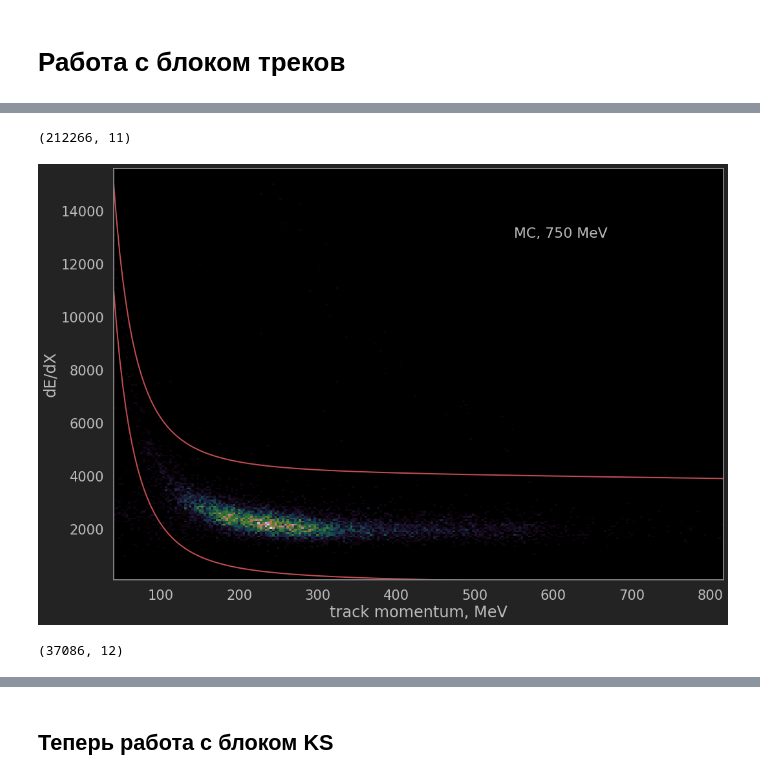
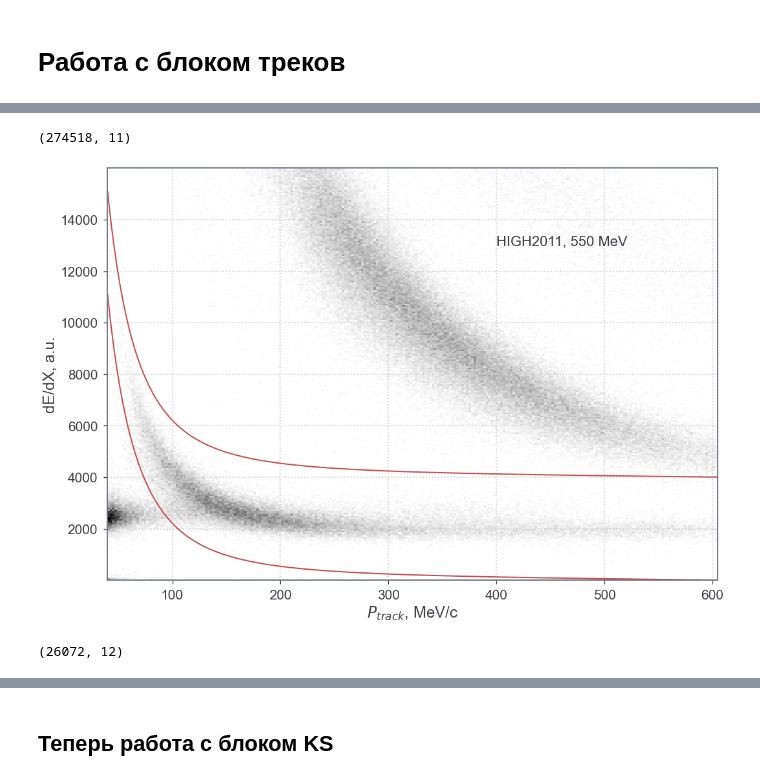
Before and after one commit to nikita-p/research, a Jupyter notebook: uproot/Beginning.ipynb, the cells around one changed output, grey strips where cells are left out. Drawn from its saved outputs; the diff is of its cells as text; code cells hidden in the pictures.

```diff
--- a/uproot/Beginning.ipynb
+++ b/uproot/Beginning.ipynb
@@ -48,7 +49,7 @@ plt.legend(frameon=True)
 # %% [markdown]
 Теперь основная часть
 # %%
-energy = 750
+energy = 550
 entrystop = None#1e5
 # %%
 f = uproot.open(f'root://cmd//scan2011/scan2011_tr_ph_fc_e{energy}_v6.root')
@@ -130,7 +132,7 @@ df3 = [ d.drop(index=de, level=0) for d,de in zip(df2,drop_entries) ]
 # %%
 df3[0].shape
 # %% [output]
-(212266, 11)
+(274518, 11)
 # %%
 df6 = [ d.query('tdedx<16000') for d in df3 ]
 # %%
@@ -140,15 +142,15 @@ xpions = np.linspace(40, pmax_cut, 200)
 ypions_max = piDeDx(xpions) + 2000
 ypions_min = piDeDx(xpions) - 2000
 # %%
-plt.hist2d(df6[0].tptot, df6[0].tdedx, bins=(250, 250), cmap=plt.cm.cubehelix);
+plt.hist2d(df6[0].tptot, df6[0].tdedx, bins=(250, 250), cmap='binary');#cmap=plt.cm.cubehelix);
 # plt.colorbar()
 plt.plot(xpions,ypions_max, color='r', linewidth=2);
 plt.plot(xpions,ypions_min, color='r', linewidth=2);
-plt.text(550, 13000, f'HIGH2011, {energy} MeV')
-my_style('','track momentum, MeV', 'dE/dX')
-# plt.savefig('Journal/outputs/images/beginning_dedx.png')
+plt.text(400, 13000, f'HIGH2011, {energy} MeV')
+my_style('','$P_{track}$, MeV/c', 'dE/dX, a.u.')
+# plt.savefig('Journal/outputs/images/beginning_dedx.png', dpi=200)
 # %% [output]
-[figure, old version]
+[figure, new version]
 # %%
 df4 = [ d.assign(dedx_cut=piDeDx(d['tptot'])-d['tdedx']).query( 'abs( dedx_cut ) < 2000' ) for d in df3]
 # %%
@@ -158,7 +160,7 @@ df4 = [ d.drop(index=de, level=0) for d,de in zip(df4, drop_events) ]
 # %%
 df4[0].shape
 # %% [output]
-(37086, 12)
+(26072, 12)
 # %%
 df4[0].head()
 # %% [output]
```
Also changed, not shown: parts of 23 cells of this notebook, 33 other files.
